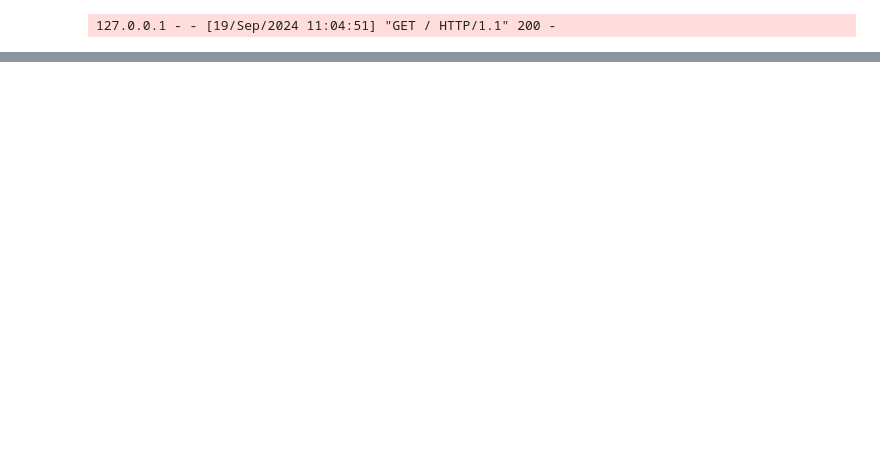
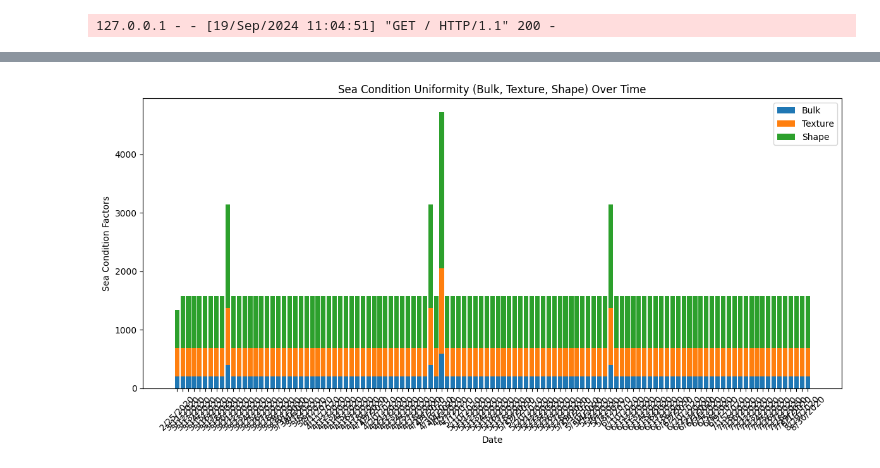
Before and after one commit to soroush62/Python-oceanography-analysis-data-application, a Jupyter notebook: Python Files/test.ipynb, the cells around one changed output, grey strips where cells are left out. Cells and saved outputs as stored; diff of their text form; code cells hidden in the pictures; blank space fills up the shorter version.

```diff
--- a/Python Files/test.ipynb
+++ b/Python Files/test.ipynb
@@ -815,0 +873,60 @@ For more details see
+# %%
+import pandas as pd
+import matplotlib.pyplot as plt
+
+# Load the datasets
+beach_path = '../Dataset/beach.csv'
+sea_condition_path = '../Dataset/sea_condition_fact.csv'
+day_forecast_path = '../Dataset/day_forecast.csv'
+spot_path = '../Dataset/spot.csv'
+
+# Load the CSV files into DataFrames
+beach = pd.read_csv(beach_path)
+sea_condition = pd.read_csv(sea_condition_path)
+day_forecast = pd.read_csv(day_forecast_path)
+spot = pd.read_csv(spot_path)
+
+# Merge the datasets to link sea condition factors with the beach and time
+# First, merge sea_condition with spot to get the 'idbeach'
+merged_data = pd.merge(sea_condition, spot[['idspot', 'idbeach']], on='idspot')
+
+# Then merge with the beach to get beach name
+merged_data = pd.merge(merged_data, beach[['idbeach', 'name']], on='idbeach')
+
+# Finally, merge with the day_forecast to get the date
+merged_data = pd.merge(merged_data, day_forecast[['iddayforecast', 'date', 'idbeach']], on='idbeach')
+
+# Use 'date_y' from the merged data as the correct date column
+merged_data['date'] = merged_data['date_y']
+
+# Group the data by date and beach, and calculate sum of sea conditions (bulk, texture, shape) for each group
+grouped_data = merged_data.groupby(['date', 'name']).agg({
+    'bulk': 'sum',
+    'texture': 'sum',
+    'shape': 'sum'
+}).reset_index()
+
+# Plotting the stacked bar chart
+fig, ax = plt.subplots(figsize=(12, 6))
+
+# Plot the bars for each factor (bulk, texture, shape)
+ax.bar(grouped_data['date'], grouped_data['bulk'], label='Bulk')
+ax.bar(grouped_data['date'], grouped_data['texture'], bottom=grouped_data['bulk'], label='Texture')
+ax.bar(grouped_data['date'], grouped_data['shape'], bottom=grouped_data['bulk'] + grouped_data['texture'], label='Shape')
+
+# Add labels and title
+ax.set_xlabel('Date')
+ax.set_ylabel('Sea Condition Factors')
+ax.set_title('Sea Condition Uniformity (Bulk, Texture, Shape) Over Time')
+
+# Add a legend
+ax.legend()
+
+# Rotate the x-axis labels for better readability
+plt.xticks(rotation=45)
+
+# Show the plot
+plt.tight_layout()
+plt.show()
+# %% [output]
+[figure, added]
```
Also changed, not shown: parts of 3 cells of this notebook, 5 other files.
